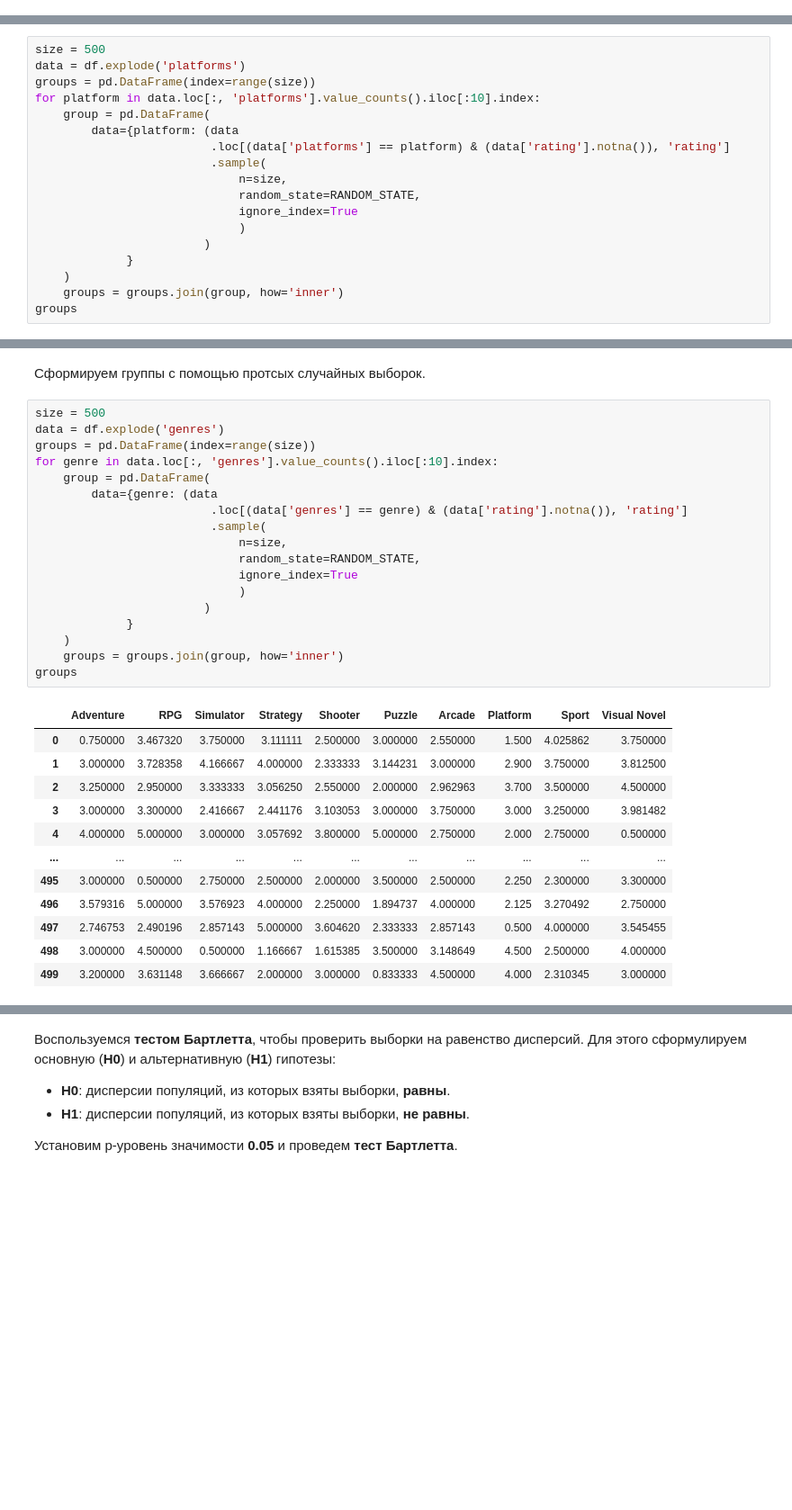
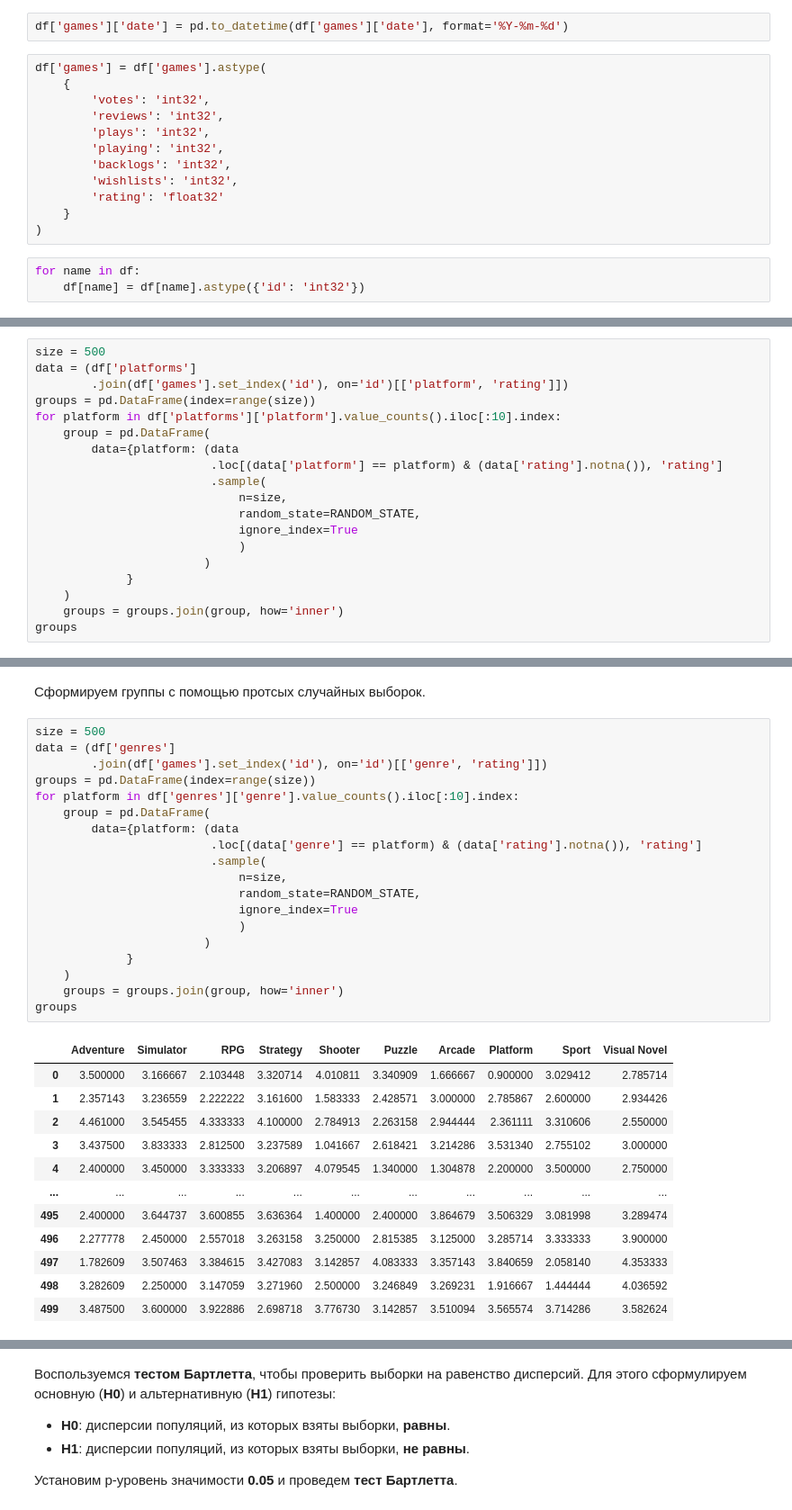
Before and after one commit to GSimonX37/Backloggd, a Jupyter notebook: notebooks/statistics.ipynb, the cells around one changed output, grey strips where cells are left out. Shown at 90% size. Cells and saved outputs as stored; diff of their text form; blank space fills up the shorter version.

```diff
--- a/notebooks/statistics.ipynb
+++ b/notebooks/statistics.ipynb
@@ -172,0 +311,17 @@ df['genres'] = df['genres'].apply(ast.literal_eval)
+# %%
+df['games']['date'] = pd.to_datetime(df['games']['date'], format='%Y-%m-%d')
+# %%
+df['games'] = df['games'].astype(
+    {
+        'votes': 'int32',
+        'reviews': 'int32',
+        'plays': 'int32',
+        'playing': 'int32',
+        'backlogs': 'int32',
+        'wishlists': 'int32',
+        'rating': 'float32'
+    }
+)
+# %%
+for name in df:
+    df[name] = df[name].astype({'id': 'int32'})
@@ -444,12 +697,13 @@ for s in 'top', 'right', 'bottom', 'left':
 Сформируем группы с помощью протсых случайных выборок.
 # %%
 size = 500
-data = df.explode('platforms')
+data = (df['platforms']
+        .join(df['games'].set_index('id'), on='id')[['platform', 'rating']])
 groups = pd.DataFrame(index=range(size))
-for platform in data.loc[:, 'platforms'].value_counts().iloc[:10].index:
+for platform in df['platforms']['platform'].value_counts().iloc[:10].index:
     group = pd.DataFrame(
         data={platform: (data
-                         .loc[(data['platforms'] == platform) & (data['rating'].notna()), 'rating']
+                         .loc[(data['platform'] == platform) & (data['rating'].notna()), 'rating']
                          .sample(
                              n=size,
                              random_state=RANDOM_STATE,
@@ -721,35 +973,36 @@ subfigures[1].axes[3].set_yticks(np.linspace(0., 0.5, 6));
 Сформируем группы с помощью протсых случайных выборок.
 # %%
 size = 500
-data = df.explode('genres')
+data = (df['genres']
+        .join(df['games'].set_index('id'), on='id')[['genre', 'rating']])
 groups = pd.DataFrame(index=range(size))
-for genre in data.loc[:, 'genres'].value_counts().iloc[:10].index:
+for platform in df['genres']['genre'].value_counts().iloc[:10].index:
     group = pd.DataFrame(
-        data={genre: (data
-                         .loc[(data['genres'] == genre) & (data['rating'].notna()), 'rating']
+        data={platform: (data
+                         .loc[(data['genre'] == platform) & (data['rating'].notna()), 'rating']
                          .sample(
                              n=size,
                              random_state=RANDOM_STATE,
                              ignore_index=True
                              )
                         )
              }
     )
     groups = groups.join(group, how='inner')
 groups
 # %% [output]
-|  | Adventure | RPG | Simulator | Strategy | Shooter | Puzzle | Arcade | Platform | Sport | Visual Novel |
-| 0 | 0.750000 | 3.467320 | 3.750000 | 3.111111 | 2.500000 | 3.000000 | 2.550000 | 1.500 | 4.025862 | 3.750000 |
-| 1 | 3.000000 | 3.728358 | 4.166667 | 4.000000 | 2.333333 | 3.144231 | 3.000000 | 2.900 | 3.750000 | 3.812500 |
-| 2 | 3.250000 | 2.950000 | 3.333333 | 3.056250 | 2.550000 | 2.000000 | 2.962963 | 3.700 | 3.500000 | 4.500000 |
-| 3 | 3.000000 | 3.300000 | 2.416667 | 2.441176 | 3.103053 | 3.000000 | 3.750000 | 3.000 | 3.250000 | 3.981482 |
-| 4 | 4.000000 | 5.000000 | 3.000000 | 3.057692 | 3.800000 | 5.000000 | 2.750000 | 2.000 | 2.750000 | 0.500000 |
+|  | Adventure | Simulator | RPG | Strategy | Shooter | Puzzle | Arcade | Platform | Sport | Visual Novel |
+| 0 | 3.500000 | 3.166667 | 2.103448 | 3.320714 | 4.010811 | 3.340909 | 1.666667 | 0.900000 | 3.029412 | 2.785714 |
+| 1 | 2.357143 | 3.236559 | 2.222222 | 3.161600 | 1.583333 | 2.428571 | 3.000000 | 2.785867 | 2.600000 | 2.934426 |
+| 2 | 4.461000 | 3.545455 | 4.333333 | 4.100000 | 2.784913 | 2.263158 | 2.944444 | 2.361111 | 3.310606 | 2.550000 |
+| 3 | 3.437500 | 3.833333 | 2.812500 | 3.237589 | 1.041667 | 2.618421 | 3.214286 | 3.531340 | 2.755102 | 3.000000 |
+| 4 | 2.400000 | 3.450000 | 3.333333 | 3.206897 | 4.079545 | 1.340000 | 1.304878 | 2.200000 | 3.500000 | 2.750000 |
 | ... | ... | ... | ... | ... | ... | ... | ... | ... | ... | ... |
-| 495 | 3.000000 | 0.500000 | 2.750000 | 2.500000 | 2.000000 | 3.500000 | 2.500000 | 2.250 | 2.300000 | 3.300000 |
-| 496 | 3.579316 | 5.000000 | 3.576923 | 4.000000 | 2.250000 | 1.894737 | 4.000000 | 2.125 | 3.270492 | 2.750000 |
-| 497 | 2.746753 | 2.490196 | 2.857143 | 5.000000 | 3.604620 | 2.333333 | 2.857143 | 0.500 | 4.000000 | 3.545455 |
-| 498 | 3.000000 | 4.500000 | 0.500000 | 1.166667 | 1.615385 | 3.500000 | 3.148649 | 4.500 | 2.500000 | 4.000000 |
-| 499 | 3.200000 | 3.631148 | 3.666667 | 2.000000 | 3.000000 | 0.833333 | 4.500000 | 4.000 | 2.310345 | 3.000000 |
+| 495 | 2.400000 | 3.644737 | 3.600855 | 3.636364 | 1.400000 | 2.400000 | 3.864679 | 3.506329 | 3.081998 | 3.289474 |
+| 496 | 2.277778 | 2.450000 | 2.557018 | 3.263158 | 3.250000 | 2.815385 | 3.125000 | 3.285714 | 3.333333 | 3.900000 |
+| 497 | 1.782609 | 3.507463 | 3.384615 | 3.427083 | 3.142857 | 4.083333 | 3.357143 | 3.840659 | 2.058140 | 4.353333 |
+| 498 | 3.282609 | 2.250000 | 3.147059 | 3.271960 | 2.500000 | 3.246849 | 3.269231 | 1.916667 | 1.444444 | 4.036592 |
+| 499 | 3.487500 | 3.600000 | 3.922886 | 2.698718 | 3.776730 | 3.142857 | 3.510094 | 3.565574 | 3.714286 | 3.582624 |
 500 rows × 10 columns
 # %% [markdown]
 Воспользуемся **тестом Бартлетта**, чтобы проверить выборки на равенство дисперсий. Для этого сформулируем основную (**H0**) и альтернативную (**H1**) гипотезы:
```
Also changed, not shown: parts of 60 cells of this notebook.
